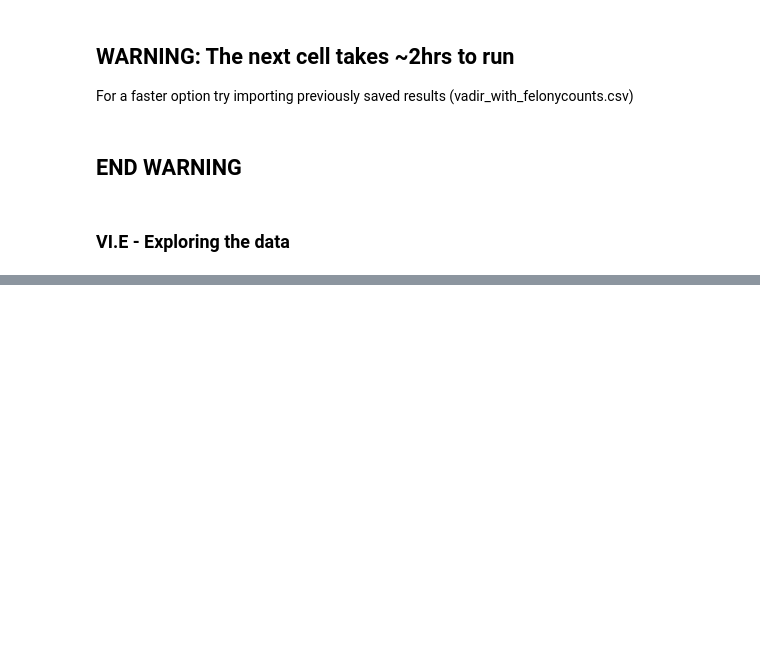
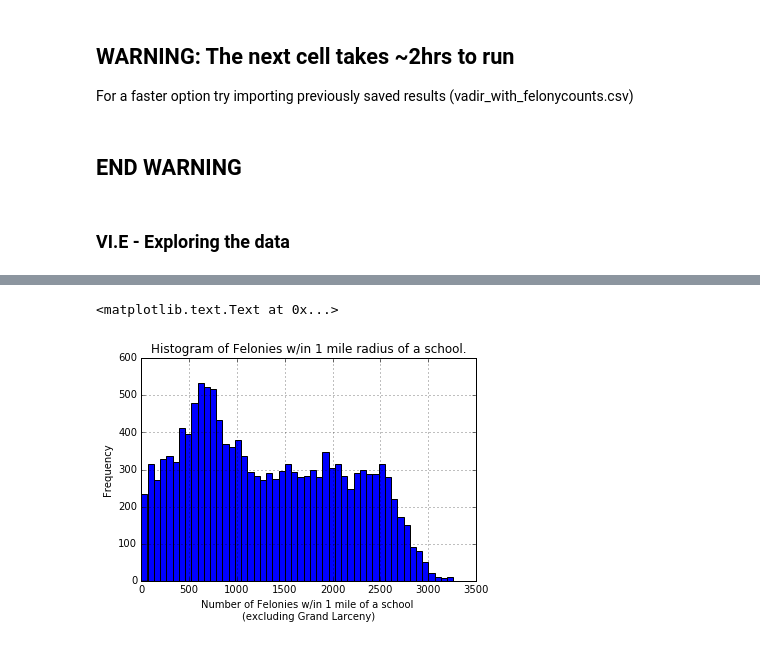
Before and after one commit to mmillervedam/INFOW18_FinalProject, a Jupyter notebook: Final Project Notebook.ipynb, the cells around one changed output, grey strips where cells are left out. Cells and saved outputs as stored; diff of their text form; code cells hidden in the pictures; blank space fills up the shorter version.

```diff
--- a/Final Project Notebook.ipynb
+++ b/Final Project Notebook.ipynb
@@ -877,4 +933,20 @@ school_df.to_csv('vadir_with_felonycounts.csv')
 ### VI.E - Exploring the data
 # %%
 # Shortcut to data - uncomment to run.
-#school_df = pd.read_csv('vadir_with_felonycounts.csv')
+school_df = pd.read_csv('vadir_with_felonycounts.csv', index_col=0)
+# %%
+# Global variables for easy subsetting
+CRIME_COLS = [ 'Total Felonies w/in 1mi', 'Grand Larceny w/in 1mi', 'Robbery w/in 1mi',
+              'Burglary w/in 1mi', 'Assault w/in 1mi', 'Auto Theft w/in 1mi',
+              'Rape w/in 1mi', 'Murders w/in 1mi']
+
+NON_LARCENY_COLS = ['Robbery w/in 1mi','Burglary w/in 1mi', 'Assault w/in 1mi',
+                    'Auto Theft w/in 1mi', 'Rape w/in 1mi', 'Murders w/in 1mi']
+
+TALLY_COLS = ['Total Incidents', 'Incidents w/ Weapons', 'Incidents w/o Weapons']
+
+# repeated from above for convenience
+INCIDENT_CATEGORIES = ['Assault','Bomb Threat, Riot, Arson','Sex Offenses, Kidnpping, Homicide',
+                       'Burglary, Robbery, Theft', 'Criminal Mischief, Reckless Endangerment',
+                       'Bullying','Alcohol or Drug Possession', 'Weapon Possession',
+                       'Minor Altercations','Other Disruptive Incidents']
@@ -880,0 +1053,9 @@ school_df.to_csv('vadir_with_felonycounts.csv')
+# %%
+# histogram of non_larceny felonies within 1 mile of each school
+school_df[NON_LARCENY_COLS].apply(sum,axis=1).hist(bins=50)
+plt.xlabel('Number of Felonies w/in 1 mile of a school \n(excluding Grand Larceny)')
+plt.ylabel('Frequency')
+plt.title('Histogram of Felonies w/in 1 mile radius of a school.')
+# %% [output]
+<matplotlib.text.Text at 0x...>
+[figure, added]
```
Also changed, not shown: parts of 40 cells of this notebook.
